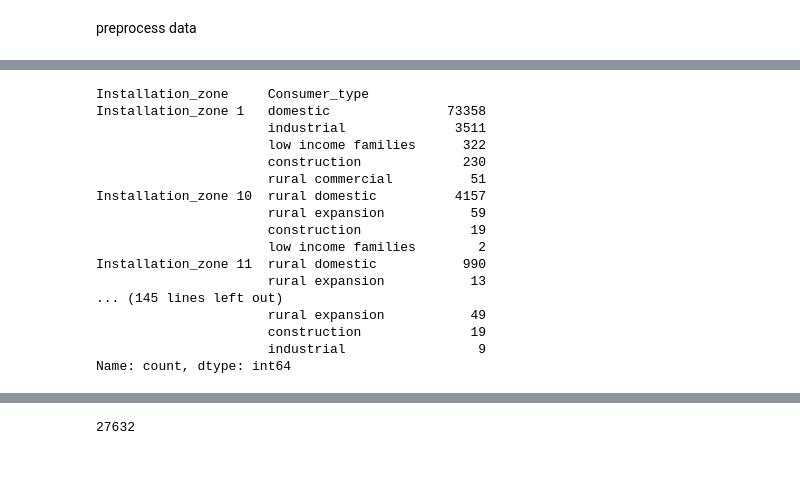
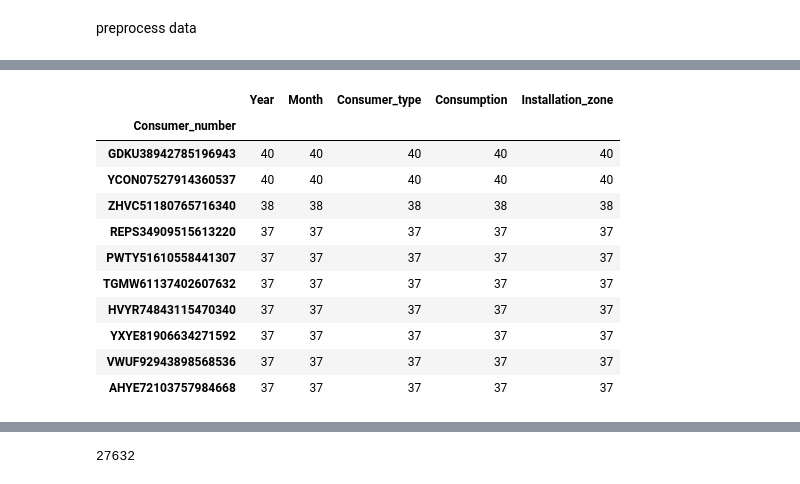
Before and after one commit to barbare03/ML4DS, a Jupyter notebook: assignment_F.ipynb, the cells around one changed output, grey strips where cells are left out. Cells and saved outputs as stored; diff of their text form; code cells hidden in the pictures.

```diff
--- a/assignment_F.ipynb
+++ b/assignment_F.ipynb
@@ -71,20 +64,15 @@ print(df.head())
-# %%
-df.groupby('Installation_zone')['Consumer_type'].value_counts()
-# %% [output]
-Installation_zone     Consumer_type
-Installation_zone 1   domestic               73358
-                      industrial              3511
-                      low income families      322
-                      construction             230
-                      rural commercial          51
-Installation_zone 10  rural domestic          4157
-                      rural expansion           59
-                      construction              19
-                      low income families        2
-Installation_zone 11  rural domestic           990
-                      rural expansion           13
-... (145 lines left out)
-                      rural expansion           49
-                      construction              19
-                      industrial                 9
-Name: count, dtype: int64
+# %%
+df.groupby('Consumer_number').count().sort_values(by='Consumer_type', ascending=False).head(10)
+# %% [output]
+|  | Year | Month | Consumer_type | Consumption | Installation_zone |
+| Consumer_number |  |  |  |  |  |
+| GDKU38942785196943 | 40 | 40 | 40 | 40 | 40 |
+| YCON07527914360537 | 40 | 40 | 40 | 40 | 40 |
+| ZHVC51180765716340 | 38 | 38 | 38 | 38 | 38 |
+| REPS34909515613220 | 37 | 37 | 37 | 37 | 37 |
+| PWTY51610558441307 | 37 | 37 | 37 | 37 | 37 |
+| TGMW61137402607632 | 37 | 37 | 37 | 37 | 37 |
+| HVYR74843115470340 | 37 | 37 | 37 | 37 | 37 |
+| YXYE81906634271592 | 37 | 37 | 37 | 37 | 37 |
+| VWUF92943898568536 | 37 | 37 | 37 | 37 | 37 |
+| AHYE72103757984668 | 37 | 37 | 37 | 37 | 37 |
```
Also changed, not shown: parts of 10 cells of this notebook.
